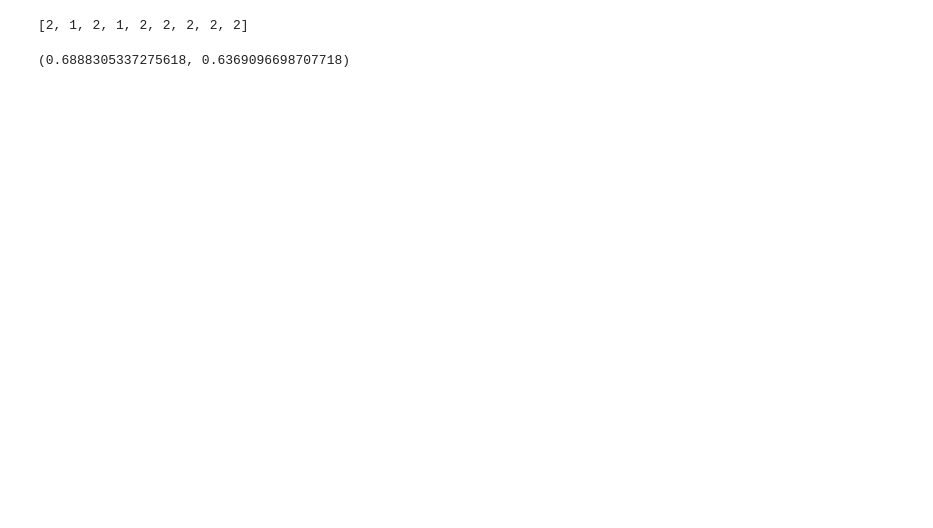
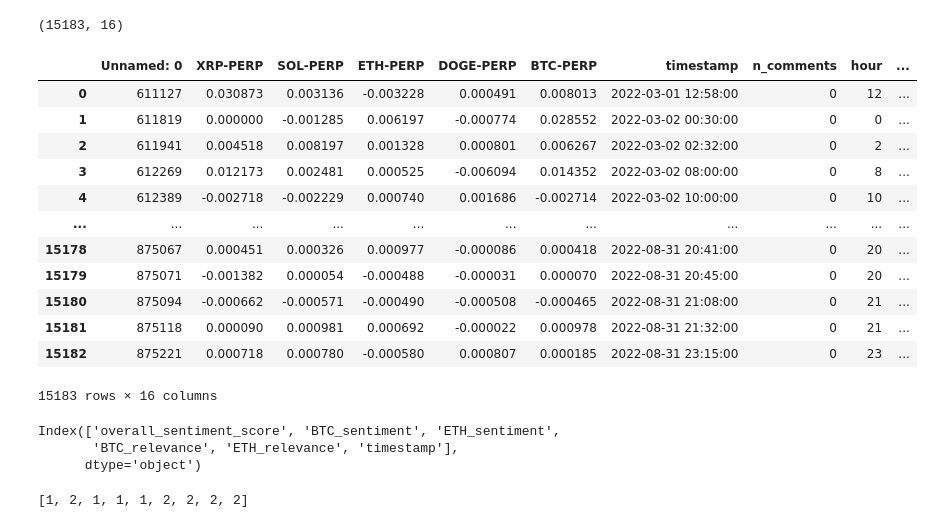
Before and after one commit to AliEmreSenel/BAINSACryptocurrencies, a Jupyter notebook: regression/eda.ipynb, the cells around one changed output. Saved outputs shown, nothing was run; the diff lists cells and outputs as text; code cells hidden in the pictures; blank space fills up the shorter version.

```diff
--- a/regression/eda.ipynb
+++ b/regression/eda.ipynb
@@ -31,4 +45,11 @@ freq
 alp = pd.read_csv("df_alphavantage_scores.csv")
 alp["timestamp"] = pd.to_datetime(alp["timestamp"])
 alp = alp.drop("Unnamed: 0", axis=1)
+print(alp.shape)
+
+# alp = alp.fillna(0)
 frqn = pd.merge(freq, alp, on="timestamp", how="left")
+frqn = frqn.dropna(how="all", subset=["overall_sentiment_score", "BTC_relevance", "BTC_sentiment", "ETH_relevance",
+                                      "ETH_sentiment"])
+frqn = frqn.fillna(0)
+frqn
@@ -38,9 +74,27 @@ mg = pd.merge(crypto, frqn, on="timestamp", how="inner")
 import torch
 import torch.nn as nn
 from torch.utils.data import Dataset
+
+mg.shape
+# %% [output]
+(15183, 16)
 # %%
-shortmg = mg.loc[0:20000]
+shortmg = mg.loc[0:]
 shortmg.dropna()
+# %% [output]
+|  | Unnamed: 0 | XRP-PERP | SOL-PERP | ETH-PERP | DOGE-PERP | BTC-PERP | timestamp | n_comments | hour | ... |
+| 0 | 611127 | 0.030873 | 0.003136 | -0.003228 | 0.000491 | 0.008013 | 2022-03-01 12:58:00 | 0 | 12 | ... |
+| 1 | 611819 | 0.000000 | -0.001285 | 0.006197 | -0.000774 | 0.028552 | 2022-03-02 00:30:00 | 0 | 0 | ... |
+| 2 | 611941 | 0.004518 | 0.008197 | 0.001328 | 0.000801 | 0.006267 | 2022-03-02 02:32:00 | 0 | 2 | ... |
+| 3 | 612269 | 0.012173 | 0.002481 | 0.000525 | -0.006094 | 0.014352 | 2022-03-02 08:00:00 | 0 | 8 | ... |
+| 4 | 612389 | -0.002718 | -0.002229 | 0.000740 | 0.001686 | -0.002714 | 2022-03-02 10:00:00 | 0 | 10 | ... |
+| ... | ... | ... | ... | ... | ... | ... | ... | ... | ... | ... |
+| 15178 | 875067 | 0.000451 | 0.000326 | 0.000977 | -0.000086 | 0.000418 | 2022-08-31 20:41:00 | 0 | 20 | ... |
+| 15179 | 875071 | -0.001382 | 0.000054 | -0.000488 | -0.000031 | 0.000070 | 2022-08-31 20:45:00 | 0 | 20 | ... |
+| 15180 | 875094 | -0.000662 | -0.000571 | -0.000490 | -0.000508 | -0.000465 | 2022-08-31 21:08:00 | 0 | 21 | ... |
+| 15181 | 875118 | 0.000090 | 0.000981 | 0.000692 | -0.000022 | 0.000978 | 2022-08-31 21:32:00 | 0 | 21 | ... |
+| 15182 | 875221 | 0.000718 | 0.000780 | -0.000580 | 0.000807 | 0.000185 | 2022-08-31 23:15:00 | 0 | 23 | ... |
+15183 rows × 16 columns
 # %%
 class TimeSeriesDataset(Dataset):
     def __init__(self, X_data, y_data):
@@ -66,12 +120,19 @@ class MyTimeSeriesDataset(Dataset):
         return len(self.X_data)
 
 # data = MyTimeSeriesDataset(X_data=shortmg[['n_comments', 'XRP-PERP', 'ETH-PERP']], y_data=shortmg['BTC-PERP'])
+# %%
+alp.columns
+# %% [output]
+Index(['overall_sentiment_score', 'BTC_sentiment', 'ETH_sentiment',
+       'BTC_relevance', 'ETH_relevance', 'timestamp'],
+      dtype='object')
 # %%
 # Load your dataset into a pandas DataFrame called 'data'
 from sklearn.preprocessing import MinMaxScaler, StandardScaler
 
 # Scale the features using MinMaxScaler
-cs = ['BTC-PERP', 'XRP-PERP', 'ETH-PERP', 'SOL-PERP', 'DOGE-PERP']
+cs = ['BTC-PERP', 'XRP-PERP', 'ETH-PERP', 'SOL-PERP', 'DOGE-PERP', 'overall_sentiment_score', 'BTC_sentiment',
+      'ETH_sentiment', 'BTC_relevance', 'ETH_relevance']
 scaled_data = shortmg[cs + ["hour", "day", "month", "n_comments"]]
 # scaled_data = shortmg[['XRP-PERP', 'ETH-PERP', 'BTC-PERP', 'SOL-PERP', 'DOGE-PERP', 'n_comments']].to_numpy()
 
@@ -91,7 +152,7 @@ seq_length = 60
 X_data = []
 y_data = []
 
-future = 5
+future = 0
 
 for i in range(len(scaled_data) - seq_length - future):
     X_data.append(scaled_data[i:i + seq_length].flatten())
@@ -99,13 +160,14 @@ for i in range(len(scaled_data) - seq_length - future):
 
 x_data = scaler.fit_transform(X_data)
 # y_data = np.delete(y_data, [-1, -2, -3, -4], axis=1)
-y_data = np.delete(y_data, [-1, -2, -3, -4, -5, -6, -7, -8], axis=1)
+# y_data = np.delete(y_data, [-1, -2, -3, -4, -5, -6, -7, -8], axis=1)
+y_data = np.array(y_data).T[0].T
 # to make classifier
-epsilon = 0.002
+epsilon = 0.0
 
 
 def f(x):
-    if x > epsilon:
+    if x >= epsilon:
         return 1
     elif x < -epsilon:
         return 2
@@ -113,9 +175,6 @@ def f(x):
         return 0
 
 
-[0, 0, 1]
-[0, 1, 0]
-[1, 0, 0]
 y_data = list(map(f, y_data))
 
 print(y_data[1:10])
@@ -123,14 +182,8 @@ X_data, y_data = np.array(X_data), np.array(y_data)
 
 y_data = y_data.astype(np.int64)
 # %% [output]
-[2, 1, 2, 1, 2, 2, 2, 2, 2]
+[1, 2, 1, 1, 1, 2, 2, 2, 2]
 # %%
 train_size = int(len(X_data) * 0.8)
 X_train, X_test = X_data[:train_size], X_data[train_size:]
 y_train, y_test = y_data[:train_size], y_data[train_size:]
-# %%
-m = y_test.mean(axis=0)
-((y_test - m) ** 2).mean()
-y_test.var(), y_train.var()
-# %% [output]
-(0.6888305337275618, 0.6369096698707718)
```
Also changed, not shown: parts of 7 cells of this notebook.
